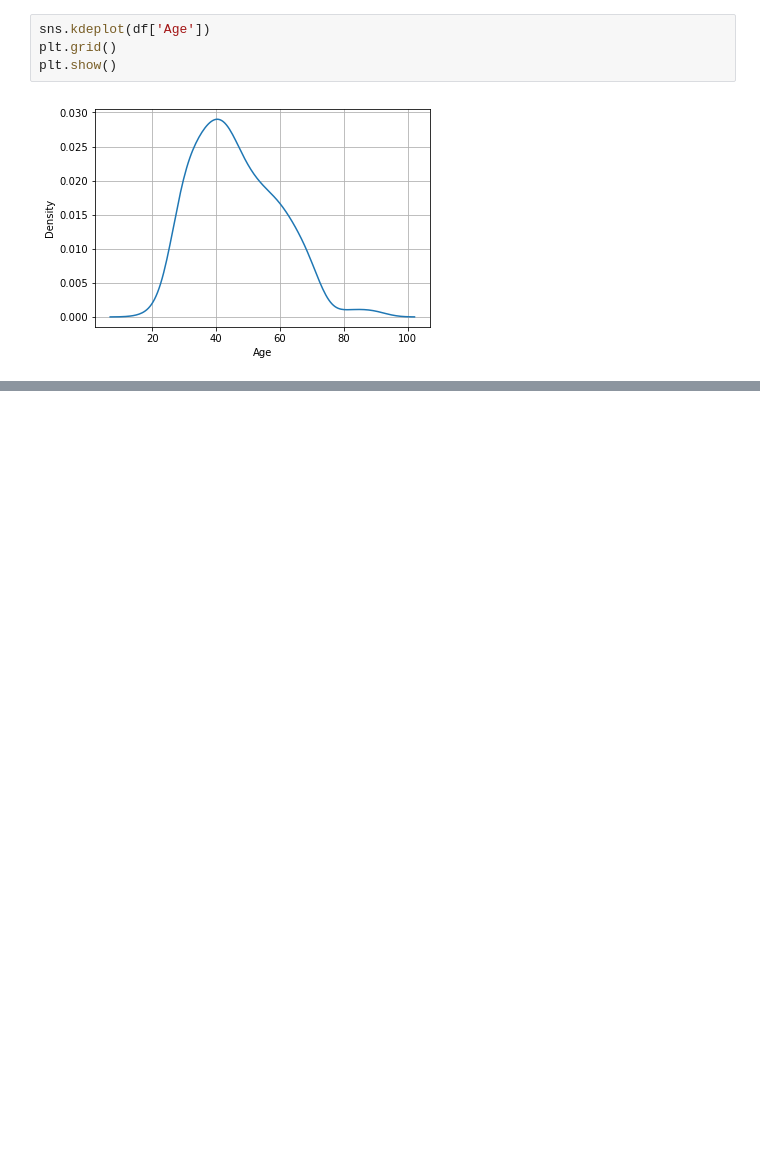
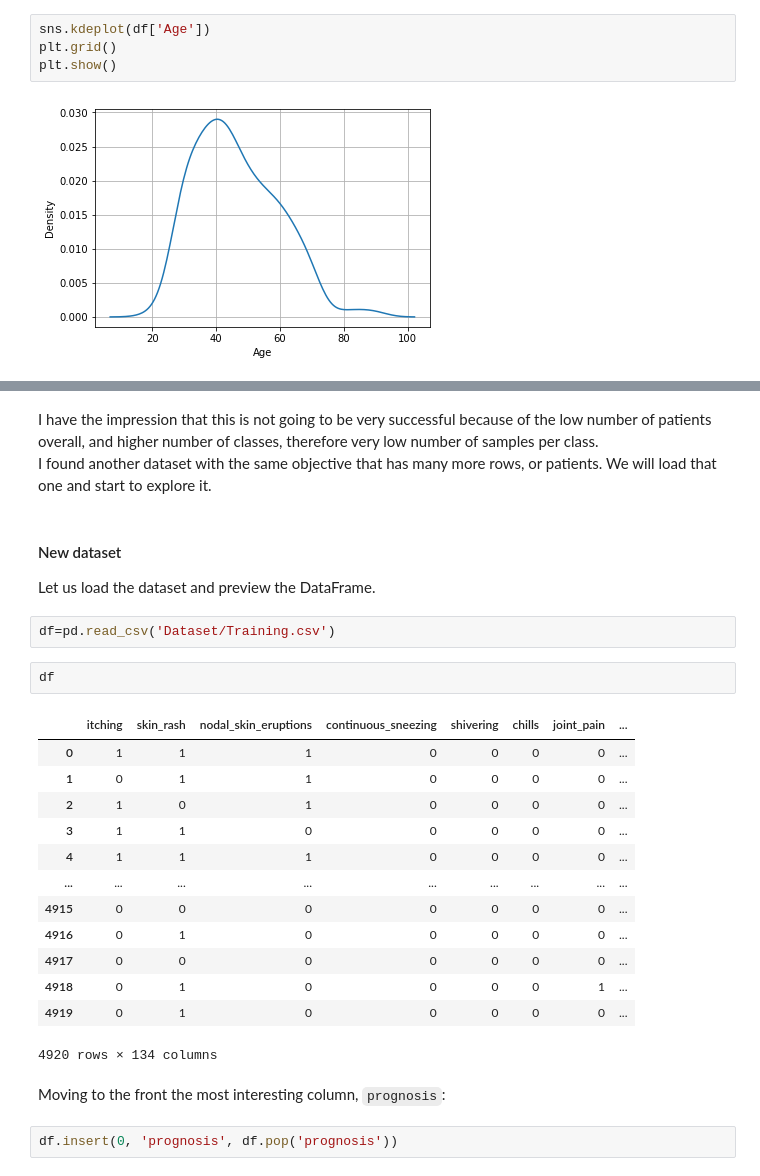
Before and after one commit to MNLKuzmin/Symptoms, a Jupyter notebook: Symptoms Project.ipynb, the cells around one changed output, grey strips where cells are left out. Cells and saved outputs as stored; diff of their text form; blank space fills up the shorter version.

Commit message:
preview and study dataset

```diff
--- a/Symptoms Project.ipynb
+++ b/Symptoms Project.ipynb
@@ -274,0 +276,28 @@ plt.show()
+# %% [markdown]
+I have the impression that this is not going to be very successful because of the low number of patients overall, and higher number of classes, therefore very low number  of samples per class.
+<br>I found another dataset with the same objective that has many more rows, or patients. We will load that one and start to explore it.
+# %% [markdown]
+#### New dataset
+Let us load the dataset and preview the DataFrame.
+# %%
+df=pd.read_csv('Dataset/Training.csv')
+# %%
+df
+# %% [output]
+|  | itching | skin_rash | nodal_skin_eruptions | continuous_sneezing | shivering | chills | joint_pain | ... |
+| 0 | 1 | 1 | 1 | 0 | 0 | 0 | 0 | ... |
+| 1 | 0 | 1 | 1 | 0 | 0 | 0 | 0 | ... |
+| 2 | 1 | 0 | 1 | 0 | 0 | 0 | 0 | ... |
+| 3 | 1 | 1 | 0 | 0 | 0 | 0 | 0 | ... |
+| 4 | 1 | 1 | 1 | 0 | 0 | 0 | 0 | ... |
+| ... | ... | ... | ... | ... | ... | ... | ... | ... |
+| 4915 | 0 | 0 | 0 | 0 | 0 | 0 | 0 | ... |
+| 4916 | 0 | 1 | 0 | 0 | 0 | 0 | 0 | ... |
+| 4917 | 0 | 0 | 0 | 0 | 0 | 0 | 0 | ... |
+| 4918 | 0 | 1 | 0 | 0 | 0 | 0 | 1 | ... |
+| 4919 | 0 | 1 | 0 | 0 | 0 | 0 | 0 | ... |
+4920 rows × 134 columns
+# %% [markdown]
+Moving to the front the most interesting column, `prognosis`:
+# %%
+df.insert(0, 'prognosis', df.pop('prognosis'))
```
Also changed, not shown: parts of 7 cells of this notebook.
